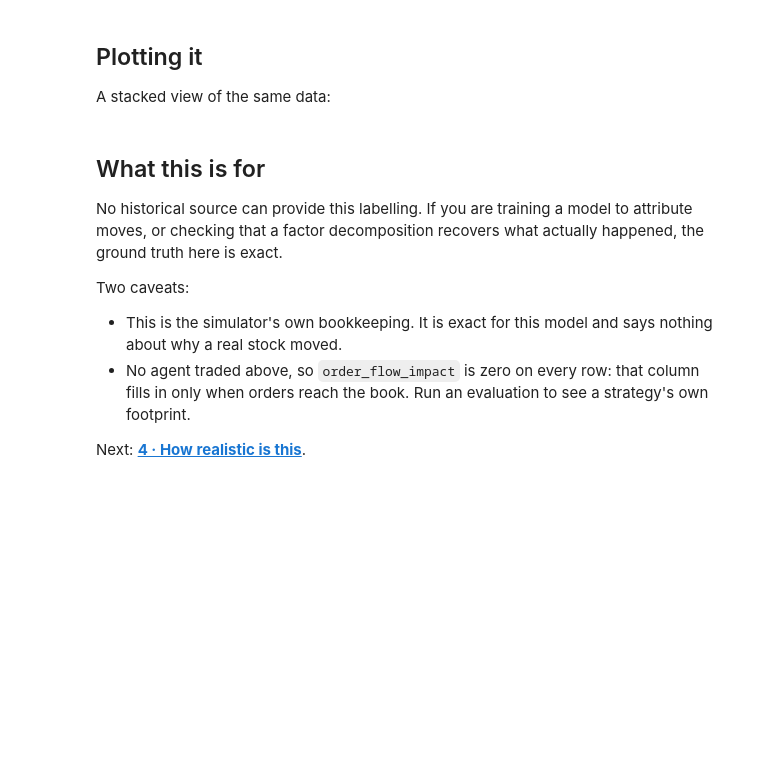
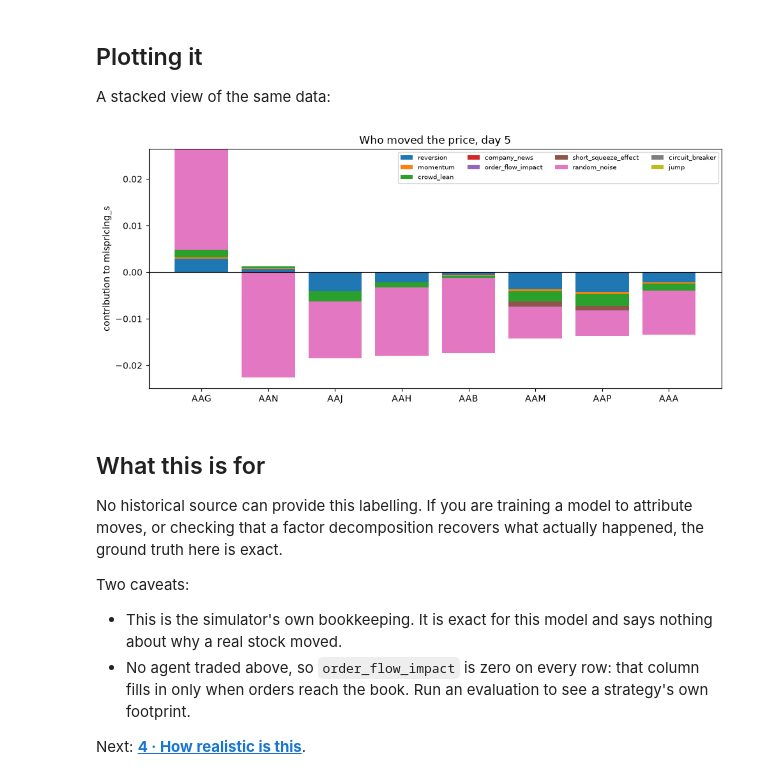
Before and after one commit to simoncoombes/tradefloor, a Jupyter notebook: examples/03-why-did-the-price-move.ipynb, the cells around one changed output. Cells and saved outputs as stored; diff of their text form; code cells hidden in the pictures; blank space fills up the shorter version.

```diff
--- a/examples/03-why-did-the-price-move.ipynb
+++ b/examples/03-why-did-the-price-move.ipynb
@@ -127,31 +143,31 @@ for f, v in sorted(totals.items(), key=lambda kv: -kv[1]):
 
 A stacked view of the same data:
 # %%
-import matplotlib
-matplotlib.use("Agg")
 import matplotlib.pyplot as plt
 
 top = rows[:8]
 fig, ax = plt.subplots(figsize=(10, 4.5))
 bottom_pos = [0.0] * len(top)
 bottom_neg = [0.0] * len(top)
 
 for factor in pt.Engine.FACTORS:
     vals = [r[factor] for r in top]
     bases = [bottom_pos[i] if v >= 0 else bottom_neg[i] for i, v in enumerate(vals)]
     ax.bar([r["ticker"] for r in top], vals, bottom=bases, label=factor)
     for i, v in enumerate(vals):
         if v >= 0:
             bottom_pos[i] += v
         else:
             bottom_neg[i] += v
 
 ax.axhline(0, color="black", linewidth=0.8)
-ax.set_ylabel("contribution to log return")
+ax.set_ylabel("contribution to mispricing_s")
 ax.set_title("Who moved the price, day 5")
 ax.legend(fontsize=7, ncol=4)
 plt.tight_layout()
 plt.show()
+# %% [output]
+[figure, added]
 # %% [markdown]
 ## What this is for
 
```
Also changed, not shown: parts of 4 cells of this notebook, 44 other files.
